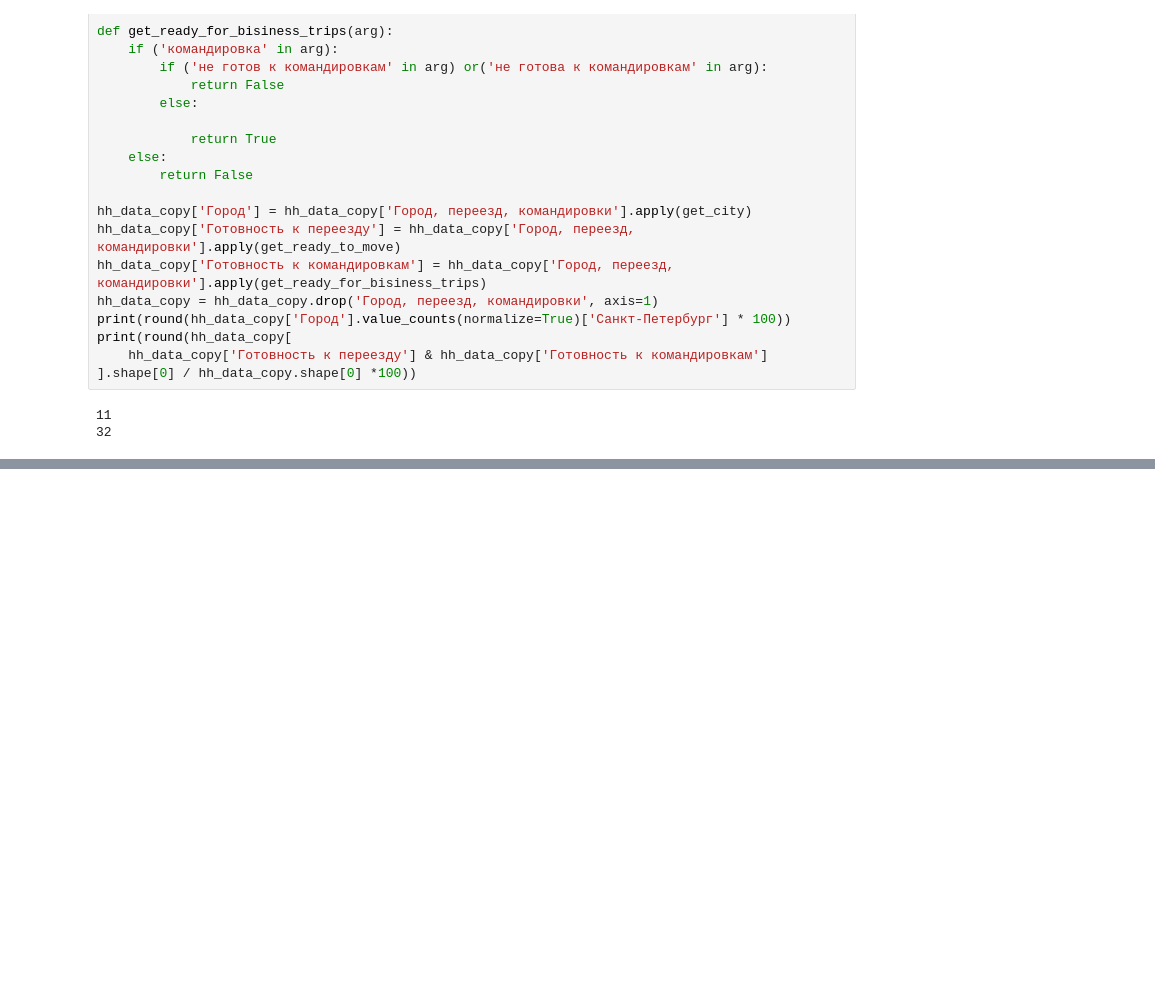
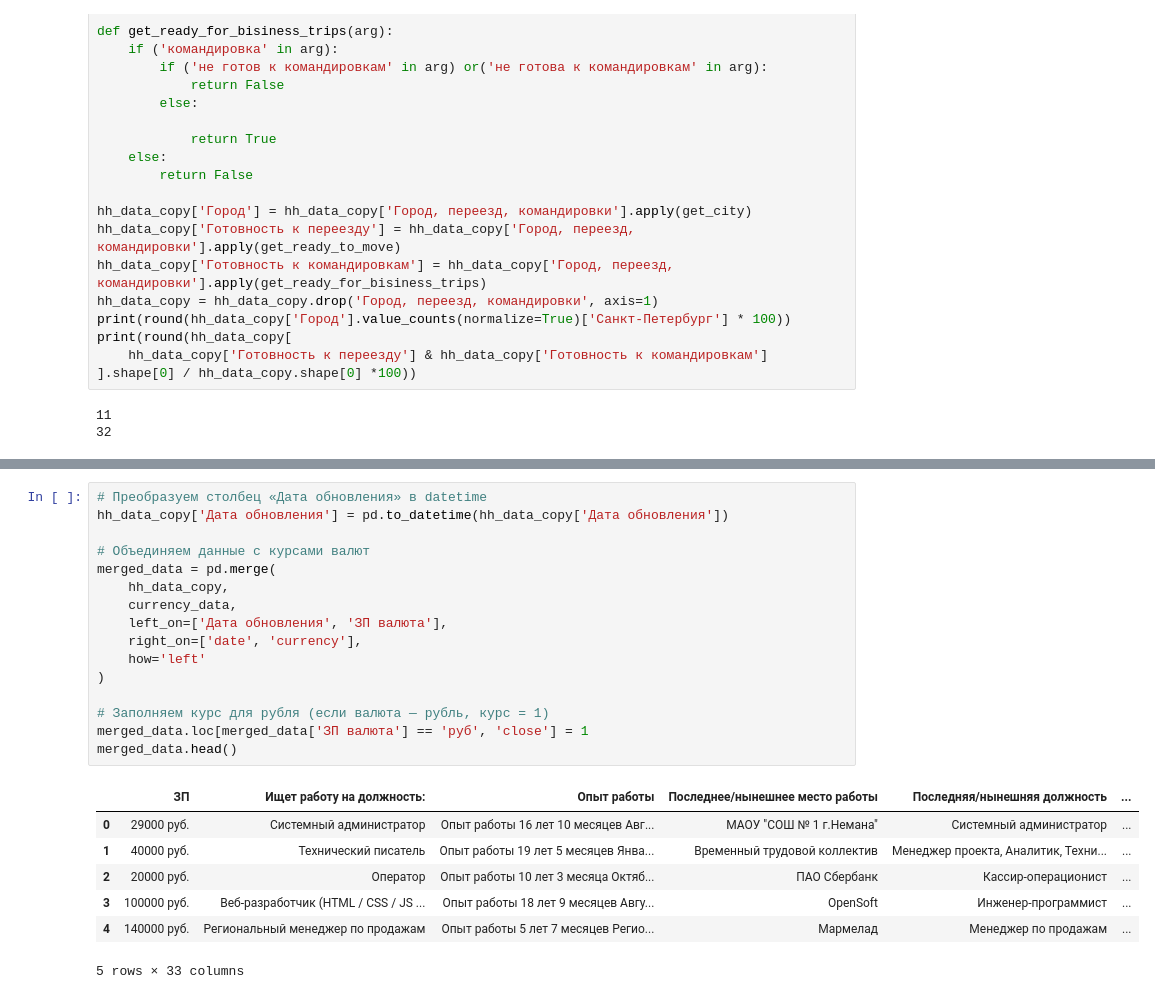
Before and after one commit to yogiki/LernProject_SF, a Jupyter notebook: HeadeHunter_Project/hh_project.ipynb, the cells around one changed output, grey strips where cells are left out. Drawn from its saved outputs; the diff is of its cells as text; blank space fills up the shorter version.

```diff
--- a/HeadeHunter_Project/hh_project.ipynb
+++ b/HeadeHunter_Project/hh_project.ipynb
@@ -335,0 +505,24 @@ print(round(hh_data_copy[
+# %%
+# Преобразуем столбец «Дата обновления» в datetime
+hh_data_copy['Дата обновления'] = pd.to_datetime(hh_data_copy['Дата обновления'])
+
+# Объединяем данные с курсами валют
+merged_data = pd.merge(
+    hh_data_copy,
+    currency_data,
+    left_on=['Дата обновления', 'ЗП валюта'],
+    right_on=['date', 'currency'],
+    how='left'
+)
+
+# Заполняем курс для рубля (если валюта — рубль, курс = 1)
+merged_data.loc[merged_data['ЗП валюта'] == 'руб', 'close'] = 1
+merged_data.head()
+# %% [output]
+|  | ЗП | Ищет работу на должность: | Опыт работы | Последнее/нынешнее место работы | Последняя/нынешняя должность | ... |
+| 0 | 29000 руб. | Системный администратор | Опыт работы 16 лет 10 месяцев Авг... | МАОУ "СОШ № 1 г.Немана" | Системный администратор | ... |
+| 1 | 40000 руб. | Технический писатель | Опыт работы 19 лет 5 месяцев Янва... | Временный трудовой коллектив | Менеджер проекта, Аналитик, Техни... | ... |
+| 2 | 20000 руб. | Оператор | Опыт работы 10 лет 3 месяца Октяб... | ПАО Сбербанк | Кассир-операционист | ... |
+| 3 | 100000 руб. | Веб-разработчик (HTML / CSS / JS ... | Опыт работы 18 лет 9 месяцев Авгу... | OpenSoft | Инженер-программист | ... |
+| 4 | 140000 руб. | Региональный менеджер по продажам | Опыт работы 5 лет 7 месяцев Регио... | Мармелад | Менеджер по продажам | ... |
+5 rows × 33 columns
```
Also changed, not shown: parts of 11 cells of this notebook, 1 other file.
